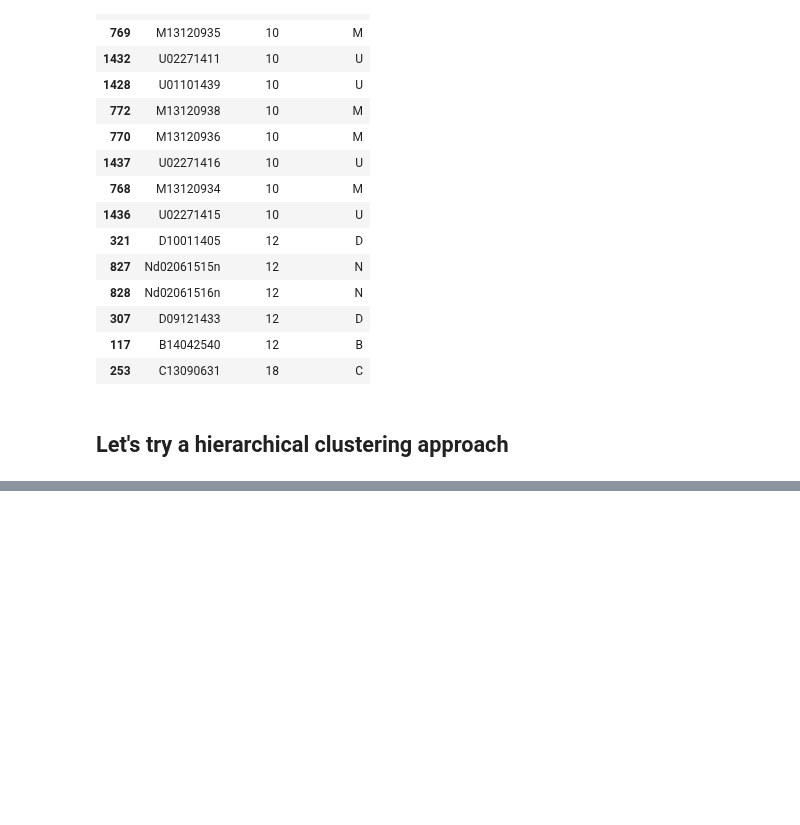
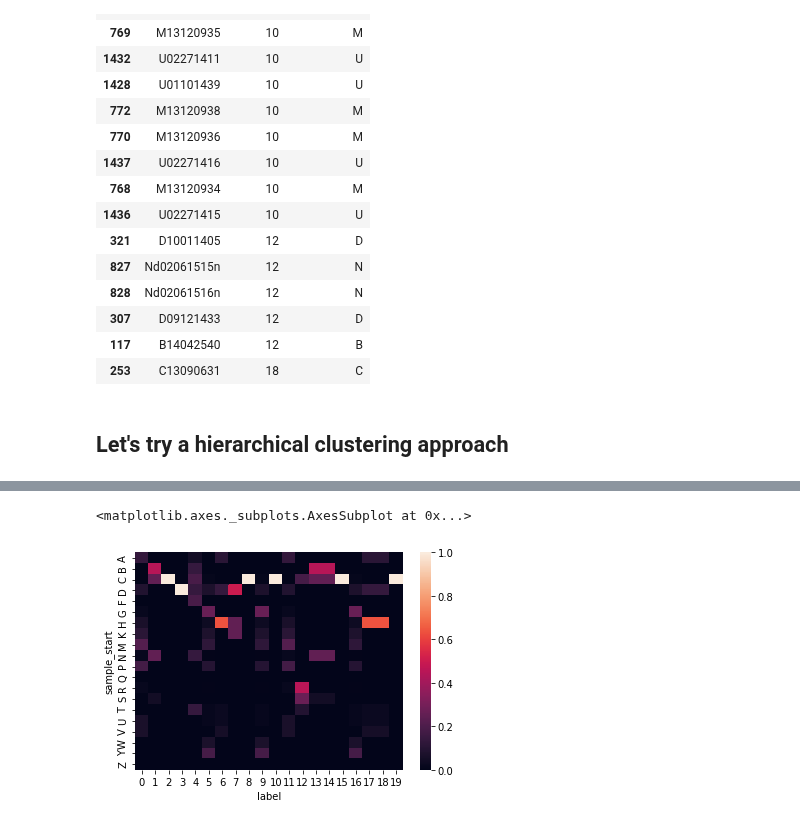
Before and after one commit to souravsingh/BiocSwirl, a Jupyter notebook: notebook/bioc_from_python.ipynb, the cells around one changed output, grey strips where cells are left out. Saved outputs shown, nothing was run; the diff lists cells and outputs as text; code cells hidden in the pictures; blank space fills up the shorter version.

```diff
--- a/notebook/bioc_from_python.ipynb
+++ b/notebook/bioc_from_python.ipynb
@@ -219,0 +258,7 @@ model = model.fit(data)
+# %%
+df_agg_outcome = pd.DataFrame(zip(list(df.columns), model.labels_), columns=['sample', 'label'])
+df_agg_outcome['sample_start'] = df_agg_outcome['sample'].str[:1]
+# %%
+df_out = df_agg_outcome.groupby(['sample_start', 'label'])['sample'].count().unstack().fillna(0)
+# %%
+df_out_norm = df_out.div(df_out.sum(axis=0))
@@ -219,0 +286,6 @@ model = model.fit(data)
+# %%
+df_out_fin = df_out_norm.copy()
+for i, x in enumerate(np.argmax(df_out_norm.values, axis=1)):
+    tmp = df_out_fin.iloc[:, i]
+    df_out_fin.iloc[:, i] = df_out_fin.iloc[:, x]
+    df_out_fin.iloc[:, x] = tmp
@@ -219,0 +313,5 @@ model = model.fit(data)
+# %%
+sns.heatmap(df_out_fin)
+# %% [output]
+<matplotlib.axes._subplots.AxesSubplot at 0x...>
+[figure, added]
```
Also changed, not shown: parts of 14 cells of this notebook.
